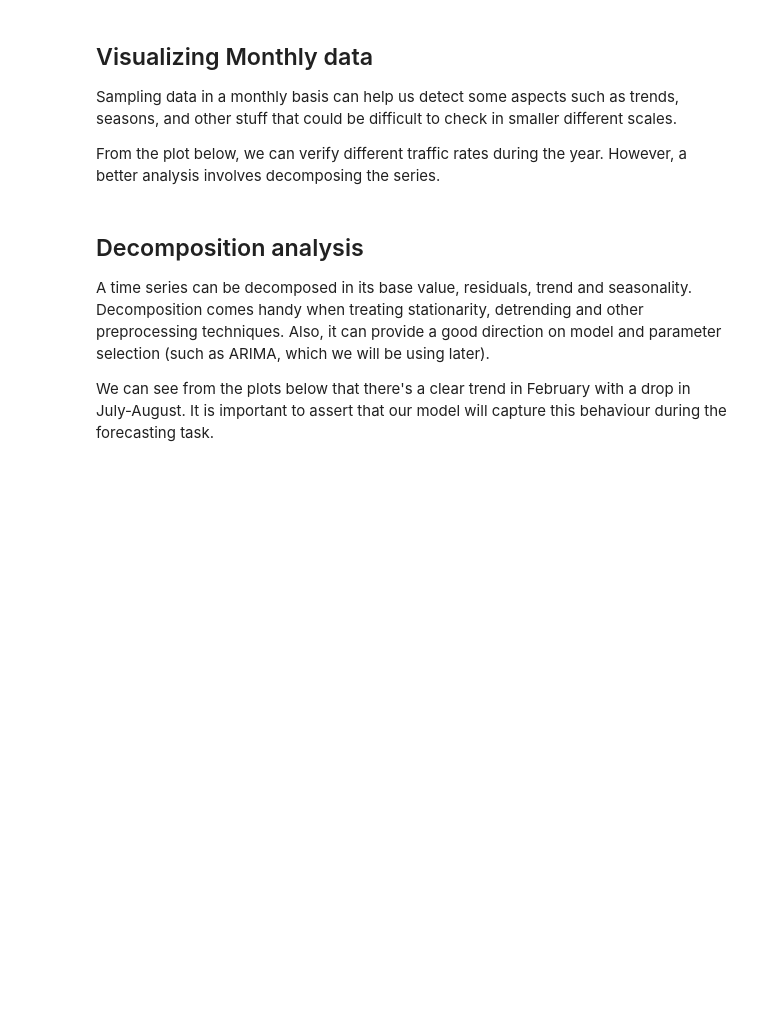
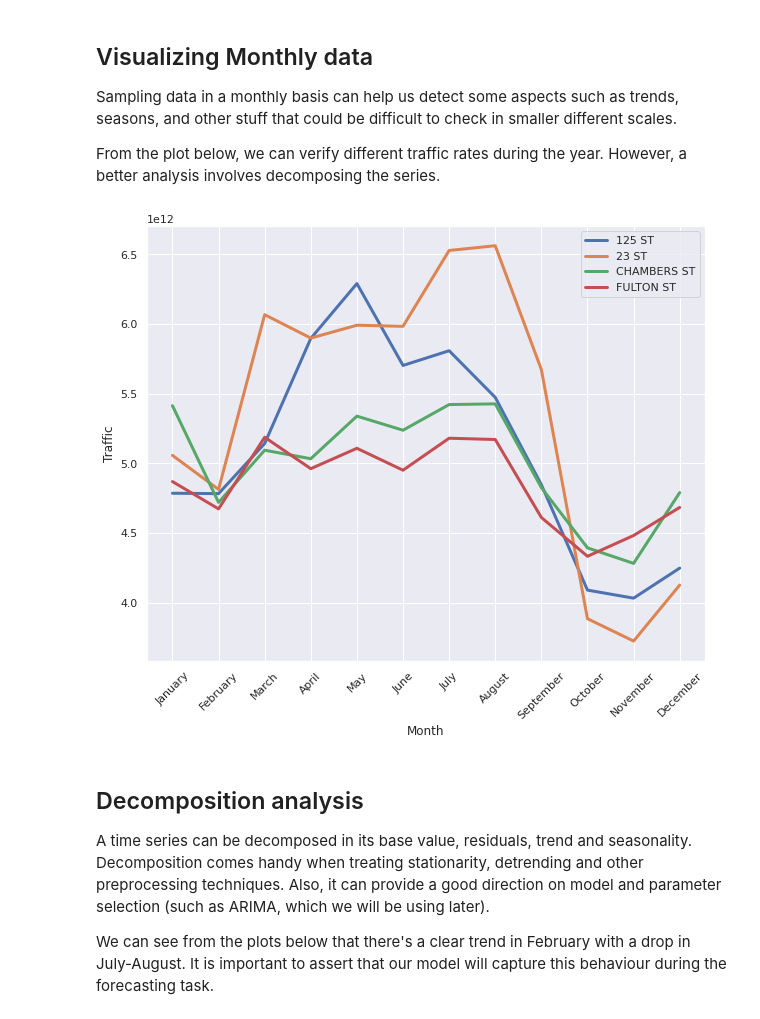
Before and after one commit to henrique-voni/mta-analysis, a Jupyter notebook: analysis.ipynb, the cells around one changed output. Cells and saved outputs as stored; diff of their text form; code cells hidden in the pictures; blank space fills up the shorter version.

```diff
--- a/analysis.ipynb
+++ b/analysis.ipynb
@@ -211,27 +265,29 @@ From the plot below, we can verify different traffic rates during the year. Howe
 # %%
 months = ['January', 'February', 'March',
           'April', 'May', 'June',
           'July', 'August', 'September',
           'October', 'November', 'December']
 
 
-monthly = b.groupby('station').resample('M').sum()
+monthly = helper_a.groupby('station').resample('M').sum()
 
 
 fig, ax = plt.subplots(figsize=(10,8))
 
 for station, new_df in monthly.groupby(level=0, as_index=False):
     x = list(range(1,13))
     new_df = new_df.reset_index()
     new_df['month_n'] = new_df.time.dt.month
     volume_m = new_df.groupby('month_n').sum()
     fig_axis = volume_m.plot(y='traffic', rot=45, ax=ax, linewidth=3, xlabel='Month', ylabel='Traffic')
     fig_axis.set_xticks(x)
     fig_axis.set_xticklabels(months)
 
 
 ax.legend(stations)
 plt.show()
+# %% [output]
+[figure, added]
 # %% [markdown]
 ## Decomposition analysis
 
```
Also changed, not shown: parts of 37 cells of this notebook.
